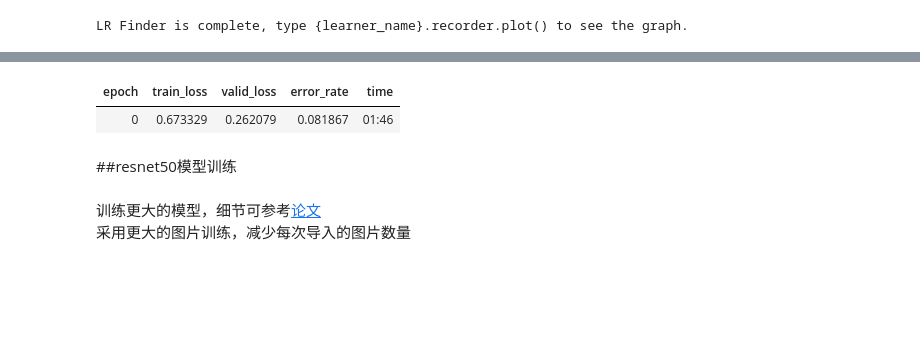
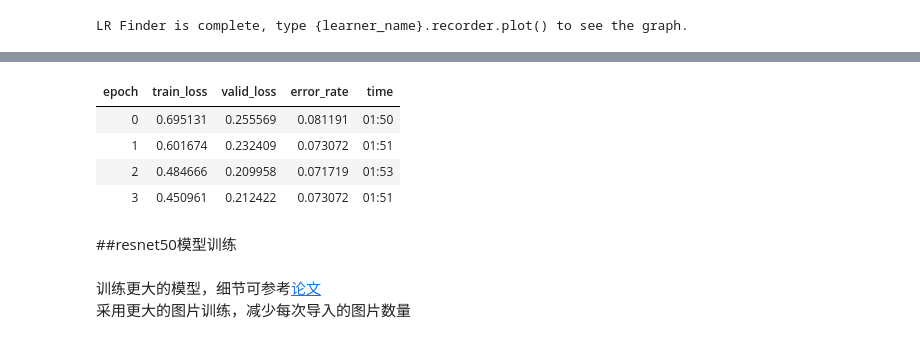
Before and after one commit to yufucai/SoAI-homework, a Jupyter notebook: hm1_pets.ipynb, the cells around one changed output, grey strips where cells are left out. Drawn from its saved outputs; the diff is of its cells as text; code cells hidden in the pictures; blank space fills up the shorter version.

```diff
--- a/hm1_pets.ipynb
+++ b/hm1_pets.ipynb
@@ -162,9 +172,12 @@ learn.recorder.plot()
 # %%
 learn.unfreeze()
-learn.fit_one_cycle(1, max_lr = slice(1e-6, 1e-4))
+learn.fit_one_cycle(4, max_lr = slice(1e-6, 1e-4))
 # %% [output]
 | epoch | train_loss | valid_loss | error_rate | time |
-| 0 | 0.673329 | 0.262079 | 0.081867 | 01:46 |
+| 0 | 0.695131 | 0.255569 | 0.081191 | 01:50 |
+| 1 | 0.601674 | 0.232409 | 0.073072 | 01:51 |
+| 2 | 0.484666 | 0.209958 | 0.071719 | 01:53 |
+| 3 | 0.450961 | 0.212422 | 0.073072 | 01:51 |
 # %%
 learn.save('stage2')
 # %% [markdown]
```
Also changed, not shown: parts of 7 cells of this notebook.
